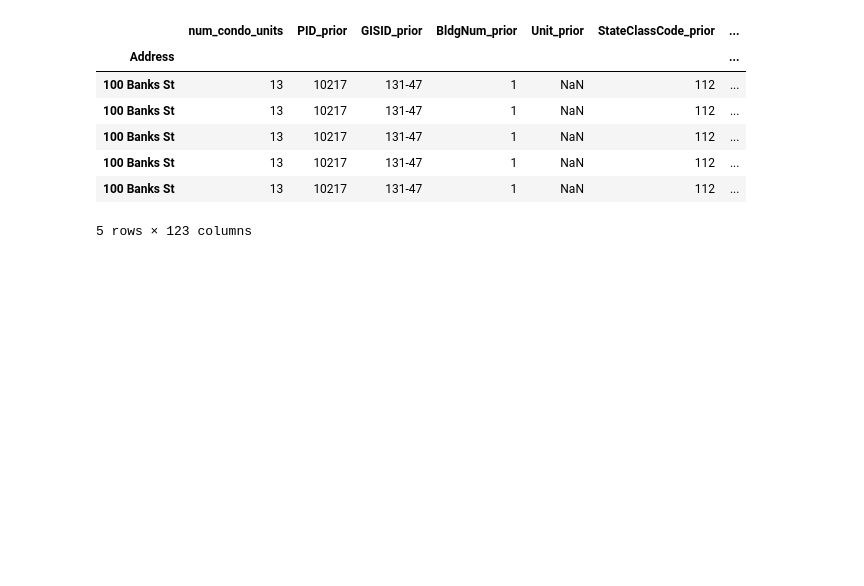
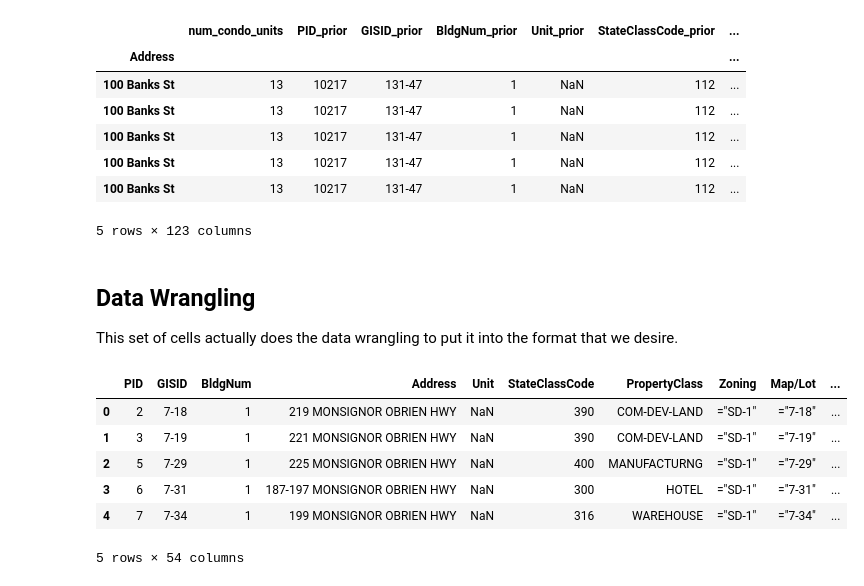
Before and after one commit to gracefh/cambridge_condo_conversions, a Jupyter notebook: data_cleaning.ipynb, the cells around one changed output. Cells and saved outputs as stored; diff of their text form; code cells hidden in the pictures; blank space fills up the shorter version.

```diff
--- a/data_cleaning.ipynb
+++ b/data_cleaning.ipynb
@@ -92,3 +82,10 @@ conversion_data.head()
 | 100 Banks St | 13 | 10217 | 131-47 | 1 | NaN | 112 | ... |
 | 100 Banks St | 13 | 10217 | 131-47 | 1 | NaN | 112 | ... |
 5 rows × 123 columns
+# %% [markdown]
+## Data Wrangling
+
+This set of cells actually does the data wrangling to put it into the format that we desire.
+# %%
+years = [i for i in range(2015, 2025)]
+parcel_data = {year: pd.read_csv(f"parcel_data/ASSESSING_PropertyDatabase_FY{year}.csv") for year in years}
@@ -94,0 +97,15 @@ conversion_data.head()
+# %%
+# make all upper to account for different capitalization schemes
+for year in years:
+    parcel_data[year]['Address'] = parcel_data[year]['Address'].str.upper()
+# %%
+parcel_data[2015]["GISID"] = parcel_data[2015]["GISID"].apply(lambda id: id[2:-1])
+parcel_data[2015].head()
+# %% [output]
+|  | PID | GISID | BldgNum | Address | Unit | StateClassCode | PropertyClass | Zoning | Map/Lot | ... |
+| 0 | 2 | 7-18 | 1 | 219 MONSIGNOR OBRIEN HWY | NaN | 390 | COM-DEV-LAND | ="SD-1" | ="7-18" | ... |
+| 1 | 3 | 7-19 | 1 | 221 MONSIGNOR OBRIEN HWY | NaN | 390 | COM-DEV-LAND | ="SD-1" | ="7-19" | ... |
+| 2 | 5 | 7-29 | 1 | 225 MONSIGNOR OBRIEN HWY | NaN | 400 | MANUFACTURNG | ="SD-1" | ="7-29" | ... |
+| 3 | 6 | 7-31 | 1 | 187-197 MONSIGNOR OBRIEN HWY | NaN | 300 | HOTEL | ="SD-1" | ="7-31" | ... |
+| 4 | 7 | 7-34 | 1 | 199 MONSIGNOR OBRIEN HWY | NaN | 316 | WAREHOUSE | ="SD-1" | ="7-34" | ... |
+5 rows × 54 columns
```
Also changed, not shown: parts of 22 cells of this notebook, 9 other files.
